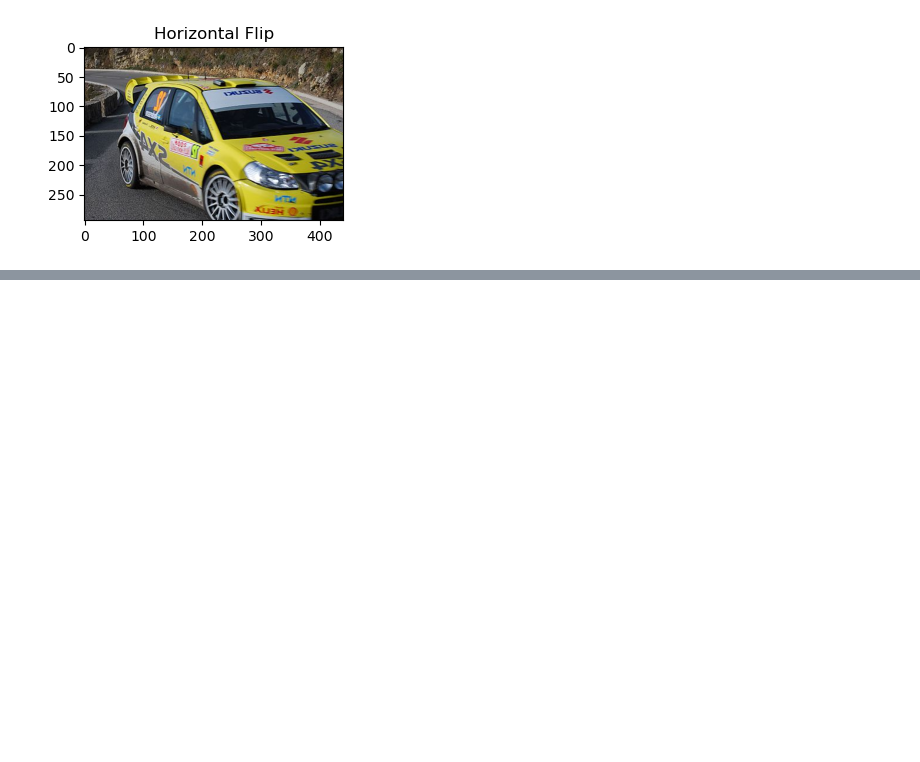
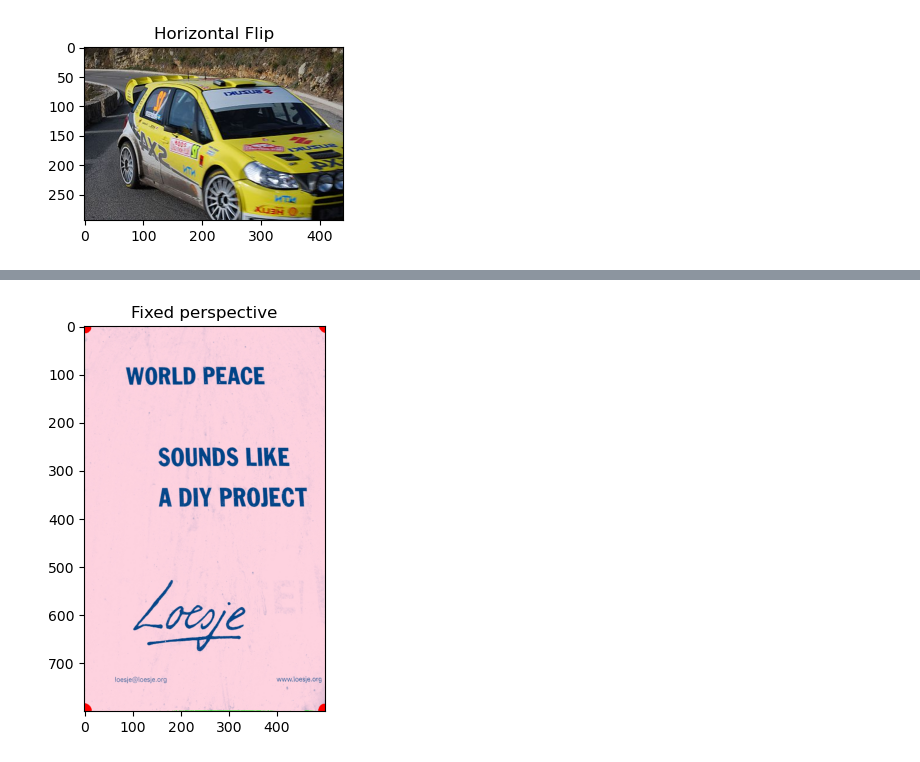
Before and after one commit to schms27/computer-vision, a Jupyter notebook: notebooks/04_transformations.ipynb, the cells around one changed output, grey strips where cells are left out. Cells and saved outputs as stored; diff of their text form; code cells hidden in the pictures; blank space fills up the shorter version.

```diff
--- a/notebooks/04_transformations.ipynb
+++ b/notebooks/04_transformations.ipynb
@@ -137,0 +189,15 @@ show_image(flipped, "Horizontal Flip")
+# %%
+# order is: top right, top left, bottom left, bottom right
+inputPoints = np.float32(approx)
+
+outputPoints = np.float32([[500,0],
+                           [0,0],
+                           [0, 800],
+                           [500,800]])
+
+M = cv2.getPerspectiveTransform(inputPoints, outputPoints)
+dst = cv2.warpPerspective(image, M, (500,800))
+
+show_image(dst, "Fixed perspective")
+# %% [output]
+[figure, added]
```
Also changed, not shown: parts of 5 cells of this notebook, 1 other file.
